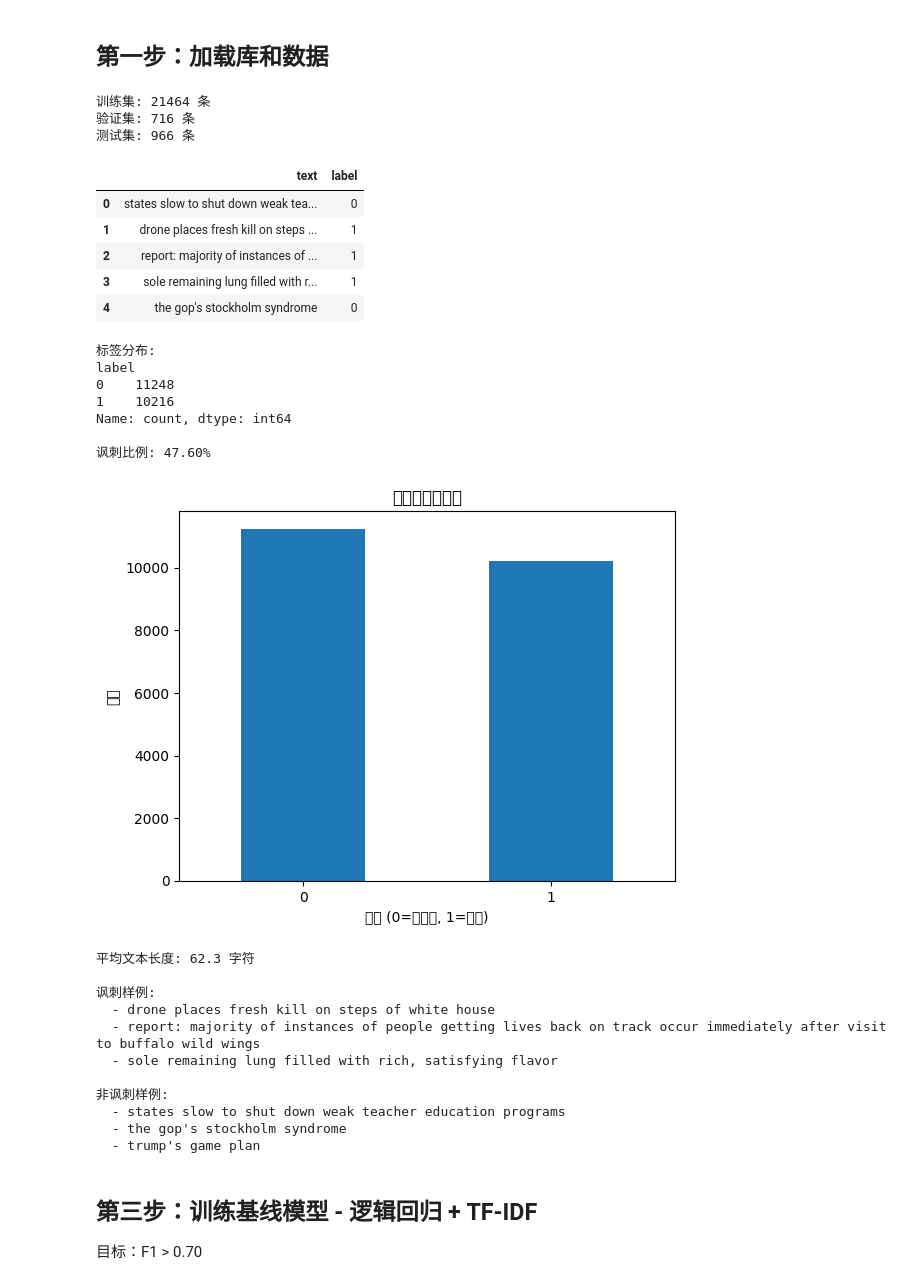
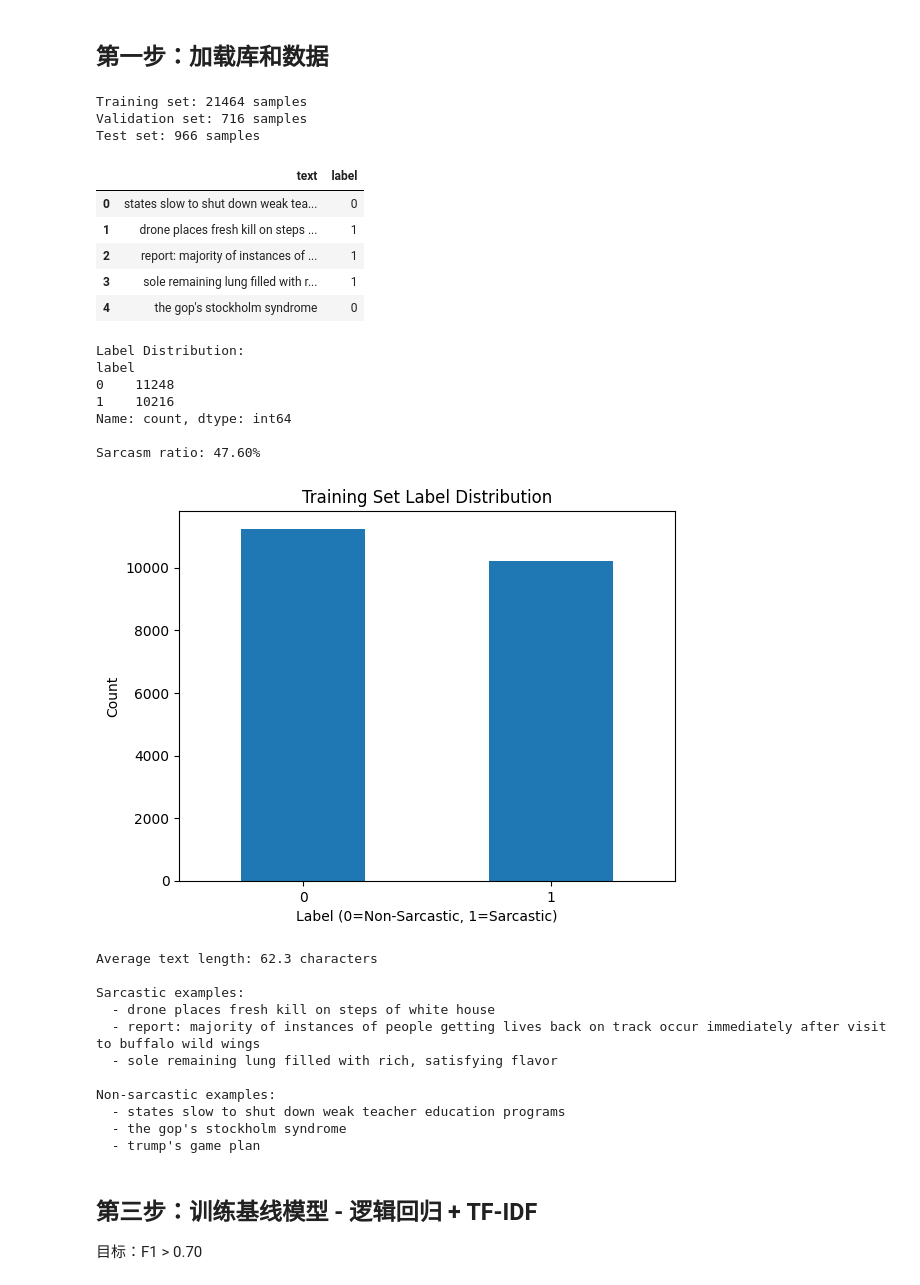
Before and after one commit to SiruipThree/CS461_FinalProject, a Jupyter notebook: SarcasmDetection.ipynb, the cells around one changed output. Cells and saved outputs as stored; diff of their text form; code cells hidden in the pictures.

Commit message:
Update SarcasmDetection notebook: translated output messages to English, adjusted execution counts, and added GridSearchCV for hyperparameter tuning with results.

```diff
--- a/SarcasmDetection.ipynb
+++ b/SarcasmDetection.ipynb
@@ -25,16 +25,16 @@ train_df = pd.read_csv('train.csv')
 valid_df = pd.read_csv('valid.csv')
 test_df = pd.read_csv('test.csv')
 
-print(f"训练集: {len(train_df)} 条")
-print(f"验证集: {len(valid_df)} 条")
-print(f"测试集: {len(test_df)} 条")
+print(f"Training set: {len(train_df)} samples")
+print(f"Validation set: {len(valid_df)} samples")
+print(f"Test set: {len(test_df)} samples")
 
 # 查看前几行
 train_df.head()
 # %% [output]
-训练集: 21464 条
-验证集: 716 条
-测试集: 966 条
+Training set: 21464 samples
+Validation set: 716 samples
+Test set: 966 samples
 |  | text | label |
 | 0 | states slow to shut down weak tea... | 0 |
 | 1 | drone places fresh kill on steps ... | 1 |
@@ -43,47 +43,47 @@ train_df.head()
 | 4 | the gop's stockholm syndrome | 0 |
 # %%
 # 标签分布
-print("标签分布:")
+print("Label Distribution:")
 print(train_df['label'].value_counts())
-print(f"\n讽刺比例: {train_df['label'].mean()*100:.2f}%")
+print(f"\nSarcasm ratio: {train_df['label'].mean()*100:.2f}%")
 
 # 可视化
 train_df['label'].value_counts().plot(kind='bar')
-plt.title('训练集标签分布')
-plt.xlabel('标签 (0=非讽刺, 1=讽刺)')
-plt.ylabel('数量')
+plt.title('Training Set Label Distribution')
+plt.xlabel('Label (0=Non-Sarcastic, 1=Sarcastic)')
+plt.ylabel('Count')
 plt.xticks(rotation=0)
 plt.show()
 
 # 文本长度
 train_df['length'] = train_df['text'].str.len()
-print(f"\n平均文本长度: {train_df['length'].mean():.1f} 字符")
+print(f"\nAverage text length: {train_df['length'].mean():.1f} characters")
 
 # 查看样例
-print("\n讽刺样例:")
+print("\nSarcastic examples:")
 for text in train_df[train_df['label']==1]['text'].head(3):
     print(f"  - {text}")
 
-print("\n非讽刺样例:")
+print("\nNon-sarcastic examples:")
 for text in train_df[train_df['label']==0]['text'].head(3):
     print(f"  - {text}")
 # %% [output]
-标签分布:
+Label Distribution:
 label
 0    11248
 1    10216
 Name: count, dtype: int64
 
-讽刺比例: 47.60%
+Sarcasm ratio: 47.60%
-[figure, old version]
+[figure, new version]
-平均文本长度: 62.3 字符
+Average text length: 62.3 characters
 
-讽刺样例:
+Sarcastic examples:
   - drone places fresh kill on steps of white house
   - report: majority of instances of people getting lives back on track occur immediately after visit to buffalo wild wings
   - sole remaining lung filled with rich, satisfying flavor
 
-非讽刺样例:
+Non-sarcastic examples:
   - states slow to shut down weak teacher education programs
   - the gop's stockholm syndrome
   - trump's game plan
```
Also changed, not shown: parts of 5 cells of this notebook.
